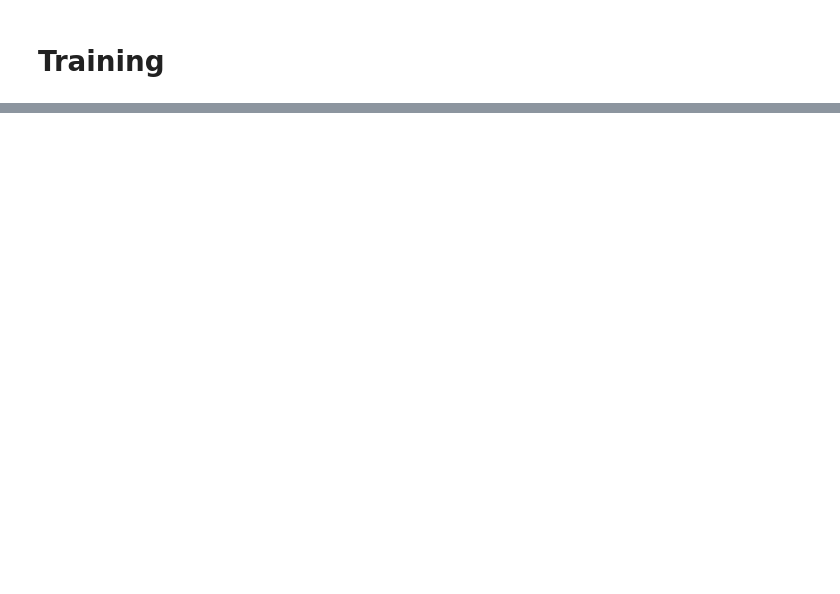
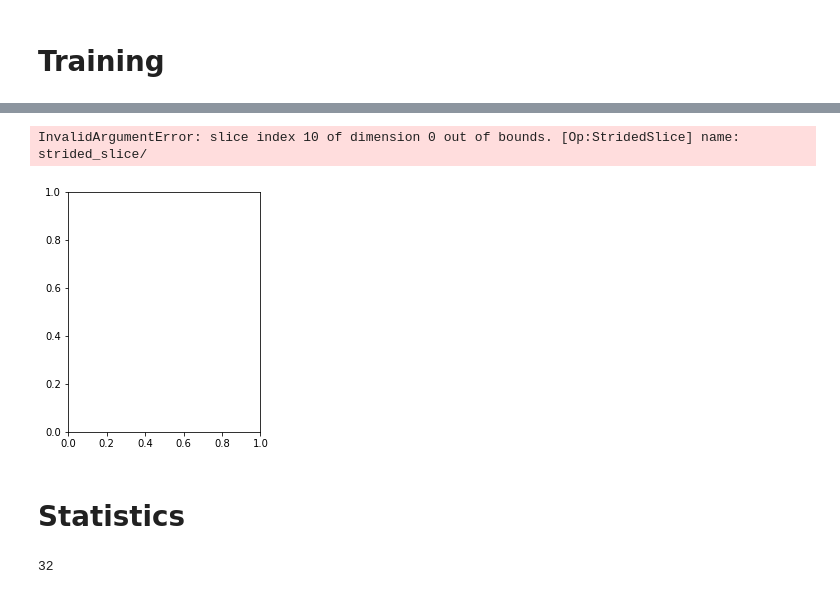
Before and after one commit to Chiffaa/Glacier-lakes-detection-using-multi-resolution-input-channels, a Jupyter notebook: tf_demo.ipynb, the cells around one changed output, grey strips where cells are left out. Saved outputs shown, nothing was run; the diff lists cells and outputs as text; code cells hidden in the pictures; blank space fills up the shorter version.

```diff
--- a/tf_demo.ipynb
+++ b/tf_demo.ipynb
@@ -177,8 +128,9 @@ model.compile(loss=total_loss,
 # %%
 history = model.fit(
    train_dataset,
-   epochs=10,
+   epochs=100,
    validation_data=val_dataset,
    shuffle=True,
+   callbacks=callbacks,
 )
 # %% [output]
@@ -185,0 +157,27 @@ Epoch 1/10
+# %%
+with CustomObjectScope({'dice_loss_plus_1binary_focal_loss':total_loss, 'iou_score':sm.metrics.IOUScore(threshold=0.5), 'f1-score':sm.metrics.FScore(threshold=0.5)}):
+    model = tf.keras.models.load_model(f"model_{str(PATCH_SIZE)}.h5")
+
+datasets = {"train":train_dataset, "val":val_dataset, "test":test_dataset}
+
+images = []
+labels = []
+predictions = []
+
+results = pd.DataFrame(columns=['metrics', 'train', 'val', 'test'])
+results['metrics'] = ['Accuracy', 'Precision', 'Recall', 'F1-Score', 'IoU']
+
+for k in datasets.keys():
+    predictions = model.predict(datasets[k])
+    images = np.concatenate([x for x, y in datasets[k]], axis=0)
+    labels = np.concatenate([y for x, y in datasets[k]], axis=0)
+
+    accuracy = BinaryAccuracy()(labels, predictions)
+    precision = Precision(thresholds=0.5)(labels, predictions)
+    recall = Recall(thresholds=0.5)(labels, predictions)
+    f1_score = sm.metrics.FScore(threshold=0.5)(labels, predictions)
+    iou_score = sm.metrics.IOUScore(threshold=0.5)(labels, predictions)
+
+    results[k] = [accuracy, precision, recall, f1_score, iou_score]
+
+    print(f"Dataset: {k}\nAccuracy: {accuracy}\nPrecision: {precision}\nRecall: {recall}\nF1-score: {f1_score}\nIoU: {iou_score}")
@@ -185,0 +276,19 @@ Epoch 1/10
+# %%
+plt.figure(figsize=(20, 15))
+for i in range(5):
+    ax = plt.subplot(3, 5, i + 1)
+    plt.imshow(images[i+10])
+    plt.axis("off")
+
+    ax = plt.subplot(3, 5, i + 6)
+    plt.imshow(labels[i+10])
+    plt.axis("off")
+
+    ax = plt.subplot(3, 5, i + 11)
+    plt.imshow((predictions[i+10]>0.5).astype(np.float32))
+    plt.axis("off")
+# %% [output]
+InvalidArgumentError: slice index 10 of dimension 0 out of bounds. [Op:StridedSlice] name: strided_slice/
+[figure, added]
+# %% [markdown]
+# Statistics
@@ -185,0 +343,4 @@ Epoch 1/10
+# %%
+len(stats_test_1024[1])
+# %% [output]
+32
```
Also changed, not shown: parts of 43 cells of this notebook, 3 other files.
